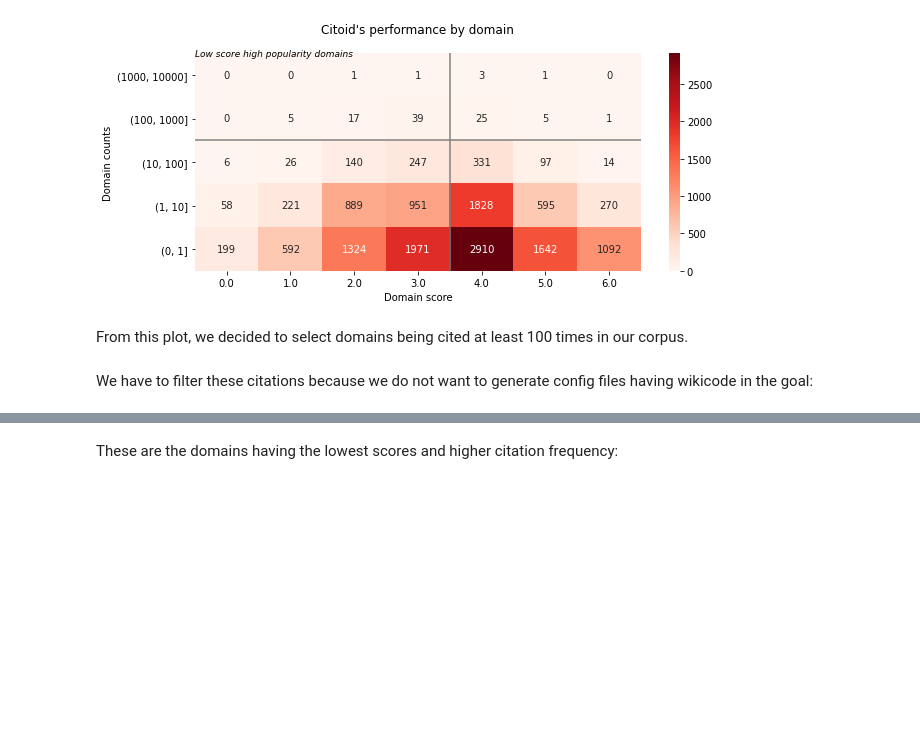
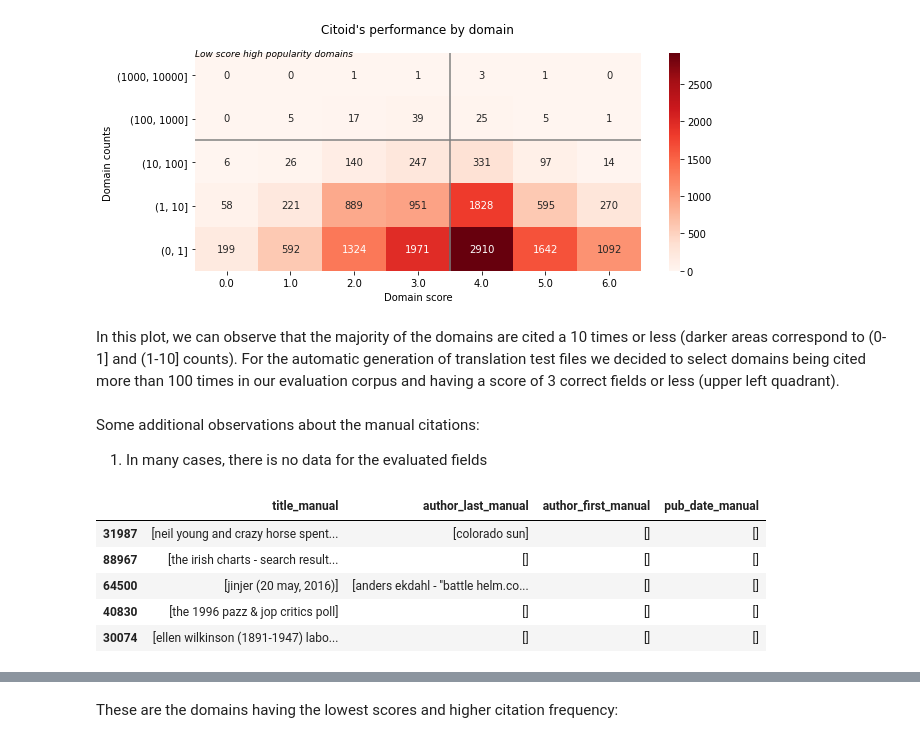
Before and after one commit to hdlabconicet/Web2Cit-research, a Jupyter notebook: create-translation-tests.ipynb, the cells around one changed output, grey strips where cells are left out. Cells and saved outputs as stored; diff of their text form; code cells hidden in the pictures; blank space fills up the shorter version.

```diff
--- a/create-config-files.ipynb
+++ b/create-translation-tests.ipynb
@@ -197,6 +252,18 @@ plt.show()
 # %% [output]
 [figure]
 # %% [markdown]
-From this plot, we decided to select domains being cited at least 100 times in our corpus.
+In this plot, we can observe that the majority of the domains are cited a 10 times or less (darker areas correspond to (0-1] and (1-10] counts). For the automatic generation of translation test files we decided to select domains being cited more than 100 times in our evaluation corpus and having a score of 3 correct fields or less (upper left quadrant).
 # %% [markdown]
-We have to filter these citations because we do not want to generate config files having wikicode in the goal:
+Some additional observations about the manual citations:
+
+1. In many cases, there is no data for the evaluated fields
+# %%
+missing_up_to_3_fields = (citoid_eval[manual_metadata].applymap(len) > 0).sum(axis=1) < 3
+citoid_eval[missing_up_to_3_fields][manual_metadata].sample(5)
+# %% [output]
+|  | title_manual | author_last_manual | author_first_manual | pub_date_manual |
+| 31987 | [neil young and crazy horse spent... | [colorado sun] | [] | [] |
+| 88967 | [the irish charts - search result... | [] | [] | [] |
+| 64500 | [jinjer (20 may, 2016)] | [anders ekdahl - ''battle helm.co... | [] | [] |
+| 40830 | [the 1996 pazz & jop critics poll] | [] | [] | [] |
+| 30074 | [ellen wilkinson (1891-1947) labo... | [] | [] | [] |
```
Also changed, not shown: parts of 42 cells of this notebook.
